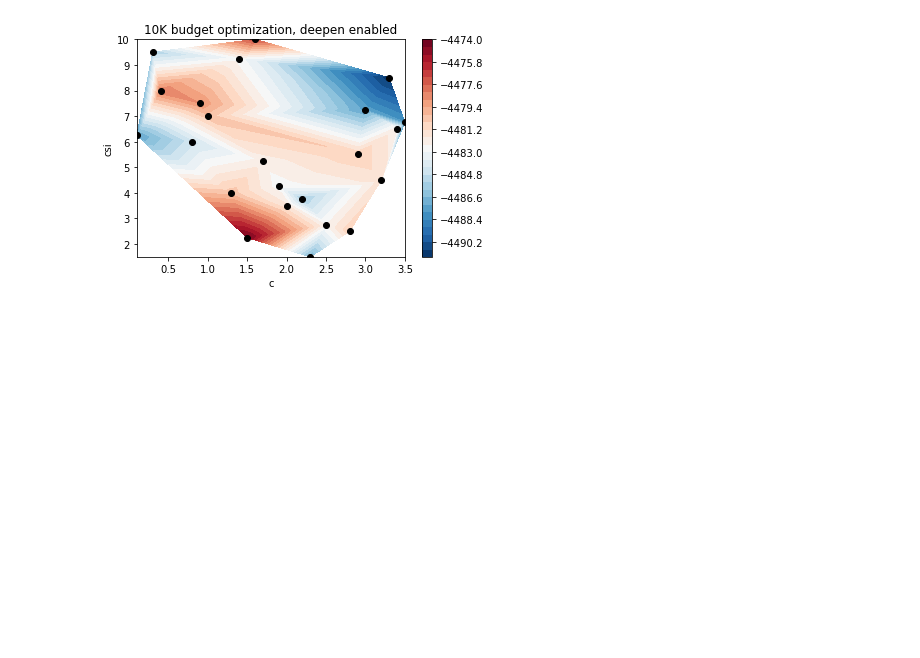
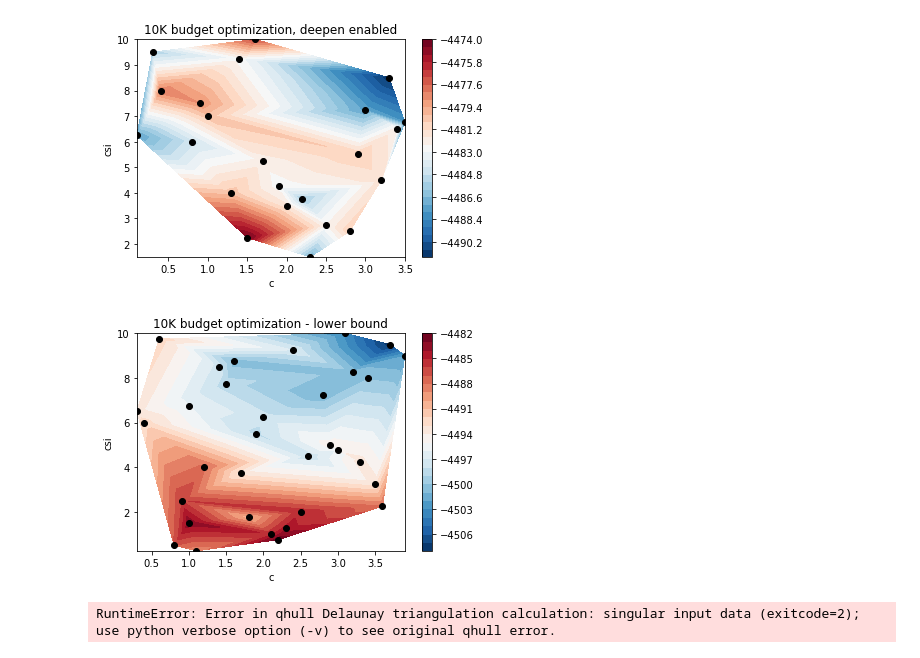
Before and after one commit to amarildolikmeta/alphazero_singleplayer, a Jupyter notebook: notebooks/visualize_hyperopt.ipynb, the cells around one changed output. Drawn from its saved outputs; the diff is of its cells as text; code cells hidden in the pictures; blank space fills up the shorter version.

```diff
--- a/notebooks/visualize_hyperopt.ipynb
+++ b/notebooks/visualize_hyperopt.ipynb
@@ -103,3 +106,29 @@ plt.ylabel("csi")
 plt.savefig("../figures/10K_mango_deepen.jpg")
 # %% [output]
 [figure]
+# %%
+params = [{'csi': 1.25, 'c': 2.3000000000000003}, {'csi': 6.75, 'c': 1.0}, {'csi': 1.5, 'c': 1.0}, {'c': 2.2, 'csi': 0.75}, {'c': 1.1, 'csi': 0.25}, {'c': 3.4000000000000004, 'csi': 8.0}, {'c': 0.4, 'csi': 6.0}, {'c': 0.8, 'csi': 0.5}, {'c': 1.4000000000000001, 'csi': 8.5}, {'c': 2.9000000000000004, 'csi': 5.0}, {'c': 3.9000000000000004, 'csi': 9.0}, {'c': 2.8000000000000003, 'csi': 7.25}, {'c': 3.0000000000000004, 'csi': 4.75}, {'c': 0.30000000000000004, 'csi': 6.5}, {'c': 0.6, 'csi': 9.75}, {'c': 2.0, 'csi': 6.25}, {'c': 3.7, 'csi': 9.5}, {'c': 3.2, 'csi': 8.25}, {'c': 3.1, 'csi': 10.0}, {'c': 0.9, 'csi': 2.5}, {'c': 2.6, 'csi': 4.5}, {'c': 2.4000000000000004, 'csi': 9.25}, {'c': 3.3000000000000003, 'csi': 4.25}, {'c': 1.5000000000000002, 'csi': 7.75}, {'c': 3.5000000000000004, 'csi': 3.25}, {'c': 2.5000000000000004, 'csi': 2.0}, {'c': 2.1, 'csi': 1.0}, {'c': 1.9000000000000001, 'csi': 5.5}, {'c': 3.6, 'csi': 2.25}, {'c': 1.6, 'csi': 8.75}, {'c': 1.8000000000000003, 'csi': 1.75}, {'c': 1.7000000000000002, 'csi': 3.75}, {'c': 1.2000000000000002, 'csi': 4.0}]
+
+returns = [-4484.581864316712, -4495.943237917332, -4483.20458440505, -4482.440513161357, -4488.953078622917, -4500.150765983381, -4492.571824487841, -4486.905872826317, -4497.463957128232, -4494.467651326127, -4502.179354800552, -4500.884117232578, -4495.839927493111, -4493.583064645924, -4492.464880367247, -4497.693156638505, -4507.631736782202, -4500.52124815493, -4503.289410437533, -4486.040387115089, -4497.742152881688, -4497.066880959767, -4493.5697463631595, -4498.538600685914, -4493.53324363411, -4485.248854686431, -4485.298409010879, -4498.301742961563, -4487.949370753537, -4500.526660908474, -4490.637113579759, -4493.66865621068, -4487.762393331301]
+
+x = []
+y = []
+z = np.array(returns).squeeze()
+
+for p_set in params:
+    x.append(p_set["c"])
+    y.append(p_set["csi"])
+
+x = np.array(x).squeeze()
+y = np.array(y).squeeze()
+# %%
+plt.figure()
+cntr = plt.tricontourf(x,y,z, 30, cmap="RdBu_r") # choose 20 contour levels, just to show how good its interpolation is
+plt.plot(x,y, 'ko ')
+plt.colorbar(cntr)
+plt.title("10K budget optimization - lower bound")
+plt.xlabel("c")
+plt.ylabel("csi")
+plt.savefig("../figures/10K_mango_lower.jpg")
+# %% [output]
+[figure, added]
@@ -105,0 +159,11 @@ plt.savefig("../figures/10K_mango_deepen.jpg")
+# %%
+plt.figure()
+cntr = plt.tricontourf(x,y,z, 20, cmap="RdBu_r") # choose 20 contour levels, just to show how good its interpolation is
+plt.plot(x,y, 'ko ')
+plt.colorbar(cntr)
+plt.title("10K budget optimization, deepen enabled")
+plt.xlabel("c")
+plt.ylabel("csi")
+plt.savefig("../figures/10K_mango_deepen.jpg")
+# %% [output]
+RuntimeError: Error in qhull Delaunay triangulation calculation: singular input data (exitcode=2); use python verbose option (-v) to see original qhull error.
```
Also changed, not shown: parts of 2 cells of this notebook, 5 other files.
